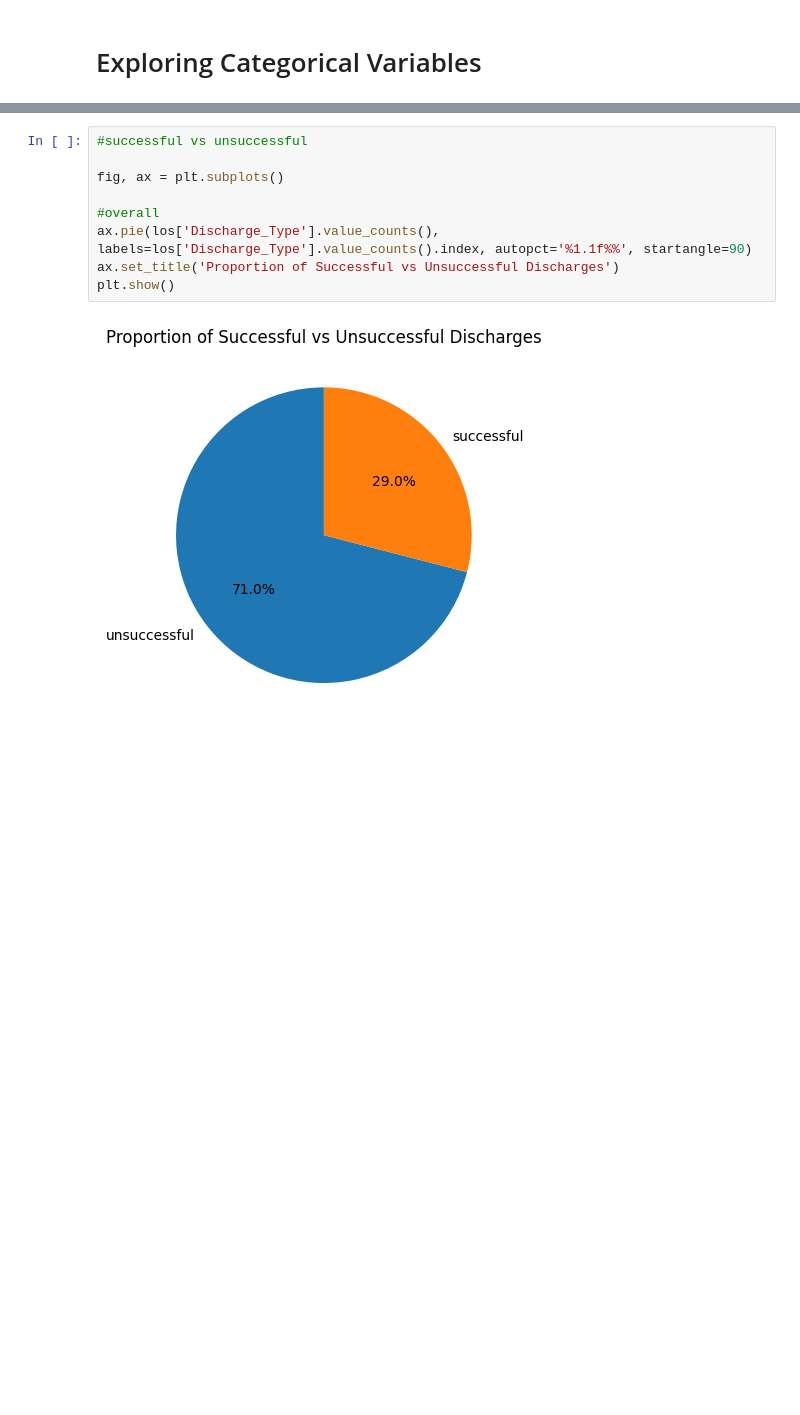
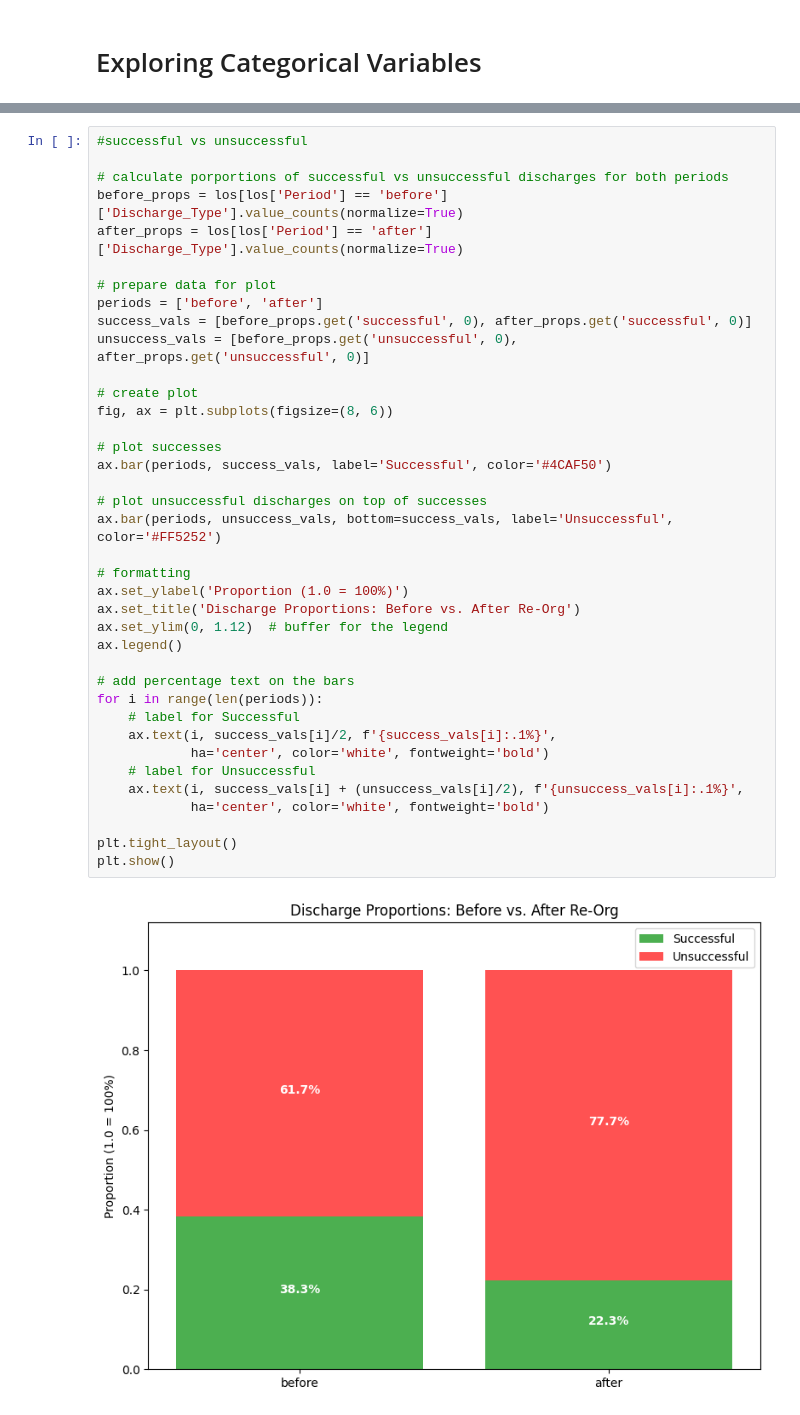
Before and after one commit to tessa-n05/Residential-SUD-Discharge-Analysis, a Jupyter notebook: Hypothesis_project.ipynb, the cells around one changed output, grey strips where cells are left out. Saved outputs shown, nothing was run; the diff lists cells and outputs as text; blank space fills up the shorter version.

Commit message:
Added more visualizations

```diff
--- a/Hypothesis_project.ipynb
+++ b/Hypothesis_project.ipynb
@@ -89,11 +89,40 @@ Name: proportion, dtype: float64
 # %%
 #successful vs unsuccessful
 
-fig, ax = plt.subplots()
+# calculate porportions of successful vs unsuccessful discharges for both periods
+before_props = los[los['Period'] == 'before']['Discharge_Type'].value_counts(normalize=True)
+after_props = los[los['Period'] == 'after']['Discharge_Type'].value_counts(normalize=True)
 
-#overall
-ax.pie(los['Discharge_Type'].value_counts(), labels=los['Discharge_Type'].value_counts().index, autopct='%1.1f%%', startangle=90)
-ax.set_title('Proportion of Successful vs Unsuccessful Discharges')
+# prepare data for plot
+periods = ['before', 'after']
+success_vals = [before_props.get('successful', 0), after_props.get('successful', 0)]
+unsuccess_vals = [before_props.get('unsuccessful', 0), after_props.get('unsuccessful', 0)]
+
+# create plot
+fig, ax = plt.subplots(figsize=(8, 6))
+
+# plot successes
+ax.bar(periods, success_vals, label='Successful', color='#4CAF50')
+
+# plot unsuccessful discharges on top of successes
+ax.bar(periods, unsuccess_vals, bottom=success_vals, label='Unsuccessful', color='#FF5252')
+
+# formatting
+ax.set_ylabel('Proportion (1.0 = 100%)')
+ax.set_title('Discharge Proportions: Before vs. After Re-Org')
+ax.set_ylim(0, 1.12)  # buffer for the legend
+ax.legend()
+
+# add percentage text on the bars
+for i in range(len(periods)):
+    # label for Successful
+    ax.text(i, success_vals[i]/2, f'{success_vals[i]:.1%}',
+            ha='center', color='white', fontweight='bold')
+    # label for Unsuccessful
+    ax.text(i, success_vals[i] + (unsuccess_vals[i]/2), f'{unsuccess_vals[i]:.1%}',
+            ha='center', color='white', fontweight='bold')
+
+plt.tight_layout()
 plt.show()
 # %% [output]
-[figure, old version]
+[figure, new version]
```
Also changed, not shown: parts of 5 cells of this notebook.
